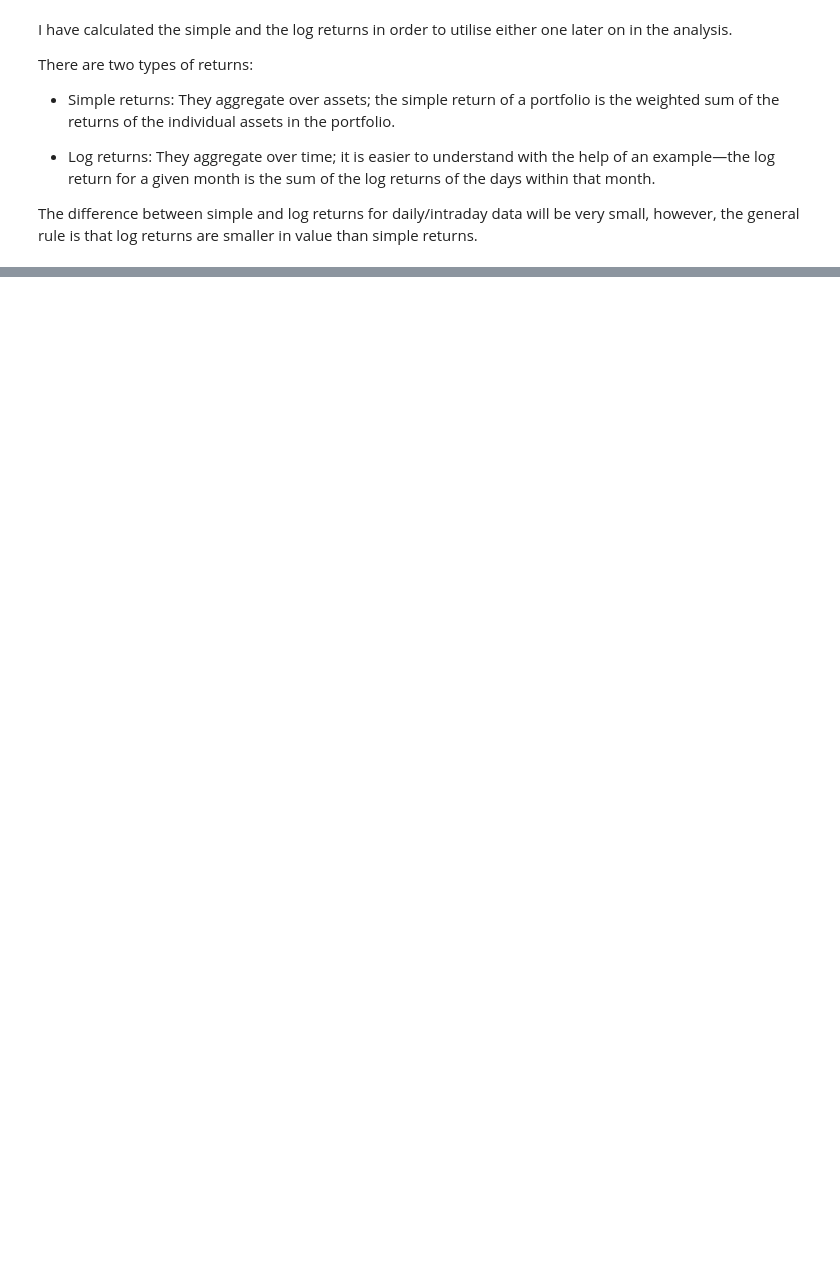
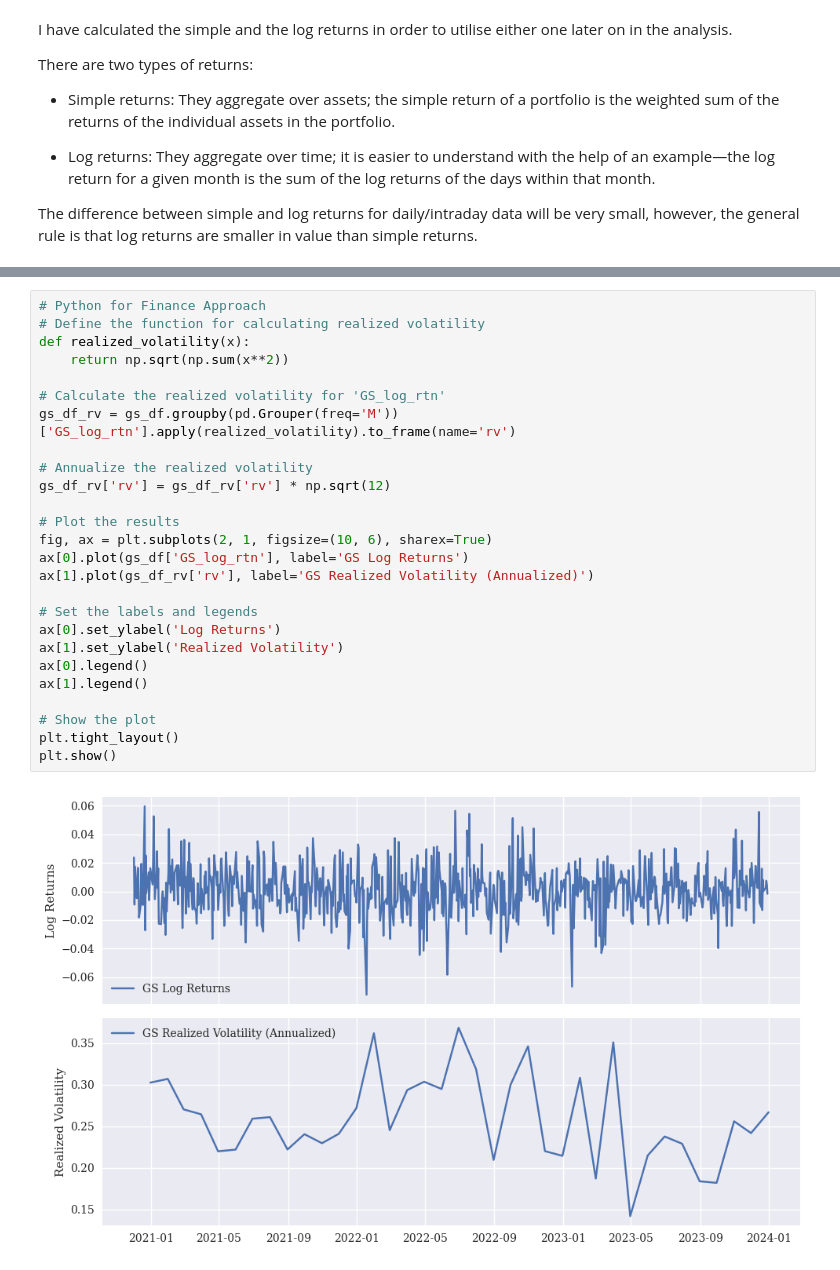
Before and after one commit to BennySlingshot/Financial-Machine-Learning, a Jupyter notebook: Financial-Machine-Learning.ipynb, the cells around one changed output, grey strips where cells are left out. Drawn from its saved outputs; the diff is of its cells as text; blank space fills up the shorter version.

Commit message:
Plotting the volatilities

```diff
--- a/Financial-Machine-Learning.ipynb
+++ b/Financial-Machine-Learning.ipynb
@@ -259,0 +277,28 @@ however, the general rule is that log returns are smaller in value than simple r
+# %%
+# Python for Finance Approach
+# Define the function for calculating realized volatility
+def realized_volatility(x):
+    return np.sqrt(np.sum(x**2))
+
+# Calculate the realized volatility for 'GS_log_rtn'
+gs_df_rv = gs_df.groupby(pd.Grouper(freq='M'))['GS_log_rtn'].apply(realized_volatility).to_frame(name='rv')
+
+# Annualize the realized volatility
+gs_df_rv['rv'] = gs_df_rv['rv'] * np.sqrt(12)
+
+# Plot the results
+fig, ax = plt.subplots(2, 1, figsize=(10, 6), sharex=True)
+ax[0].plot(gs_df['GS_log_rtn'], label='GS Log Returns')
+ax[1].plot(gs_df_rv['rv'], label='GS Realized Volatility (Annualized)')
+
+# Set the labels and legends
+ax[0].set_ylabel('Log Returns')
+ax[1].set_ylabel('Realized Volatility')
+ax[0].legend()
+ax[1].legend()
+
+# Show the plot
+plt.tight_layout()
+plt.show()
+# %% [output]
+[figure, added]
```
Also changed, not shown: parts of 12 cells of this notebook, 1 other file.
